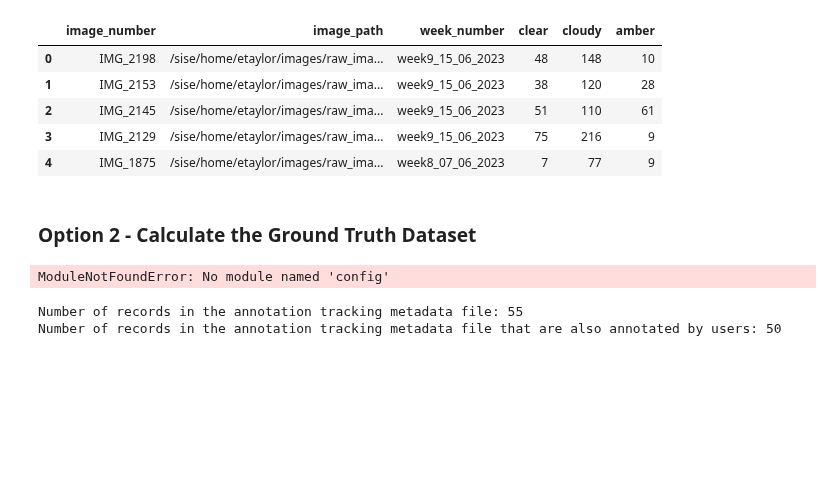
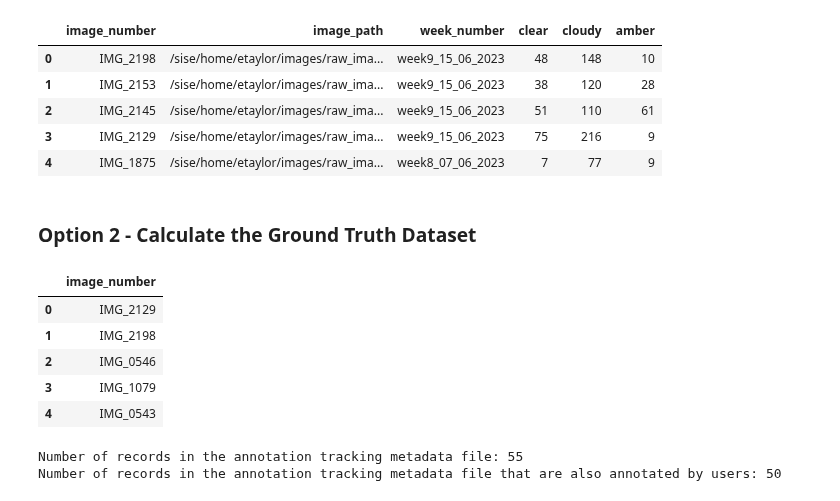
Before and after one commit to elorberb/thesis, a Jupyter notebook: src/segmentation/evaluation/experiments/compare_models_trichome_dist_prediction.ipynb, the cells around one changed output. Saved outputs shown, nothing was run; the diff lists cells and outputs as text; code cells hidden in the pictures; blank space fills up the shorter version.

```diff
--- a/src/segmentation/evaluation/experiments/compare_models_trichome_dist_prediction.ipynb
+++ b/src/segmentation/evaluation/experiments/compare_models_trichome_dist_prediction.ipynb
@@ -21,16 +21,21 @@ length of ground truth df: 50
 # %%
 import pickle
 import pandas as pd
 import config
 
 #load annotated data
-with open('/home/etaylor/code_projects/thesis/metadata/images_annotated.pkl', 'rb') as f:
+with open('/home/etaylor/code_projects/thesis/data/metadata/images_annotated.pkl', 'rb') as f:
     users_annotated_data = pickle.load(f)
 
 users_annotated_df = pd.DataFrame(users_annotated_data, columns=['image_number'])
 users_annotated_df.head()
 # %% [output]
-ModuleNotFoundError: No module named 'config'
+|  | image_number |
+| 0 | IMG_2129 |
+| 1 | IMG_2198 |
+| 2 | IMG_0546 |
+| 3 | IMG_1079 |
+| 4 | IMG_0543 |
 # %%
 
 # Get the ground truth from the annotated metadata csv
```
Also changed, not shown: 6 other files.
